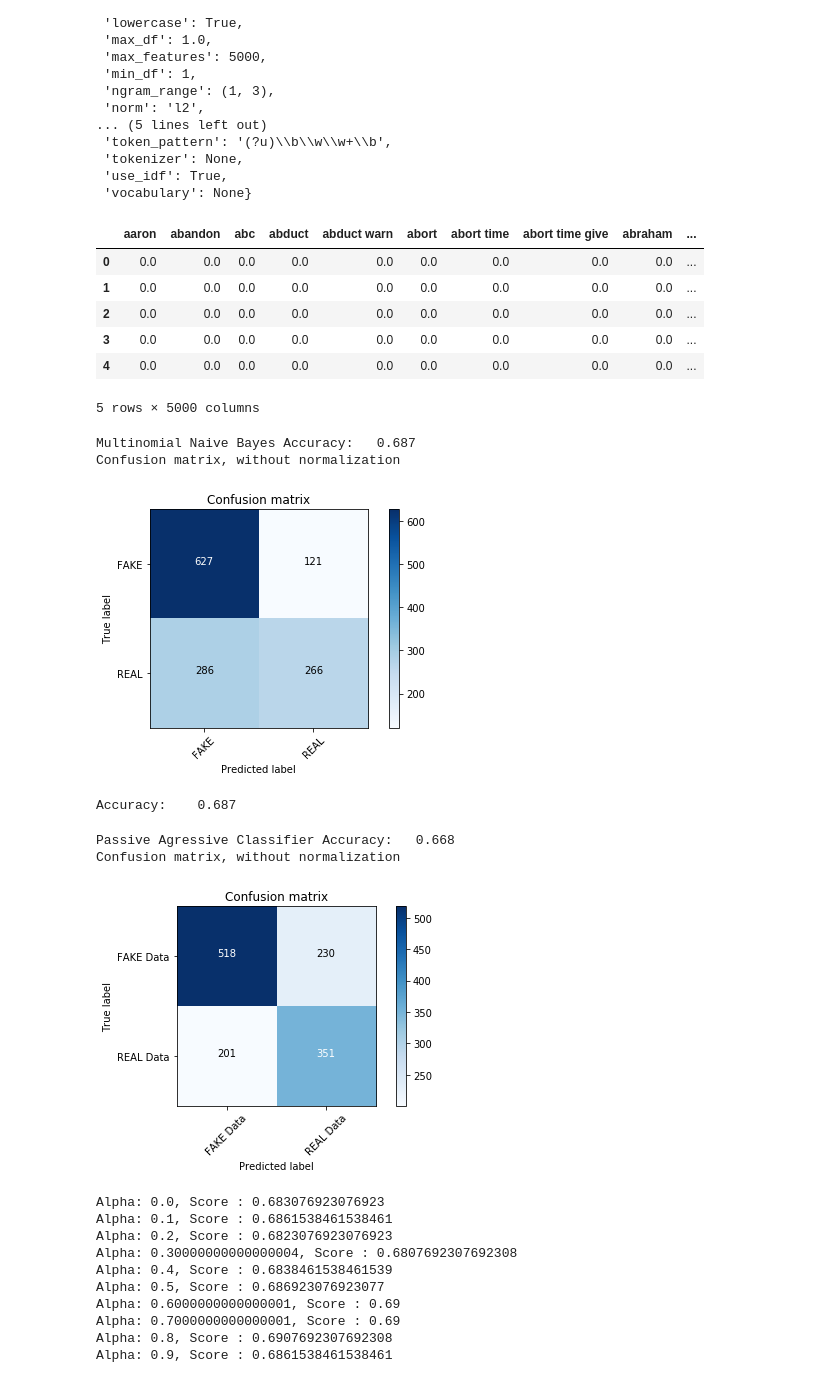
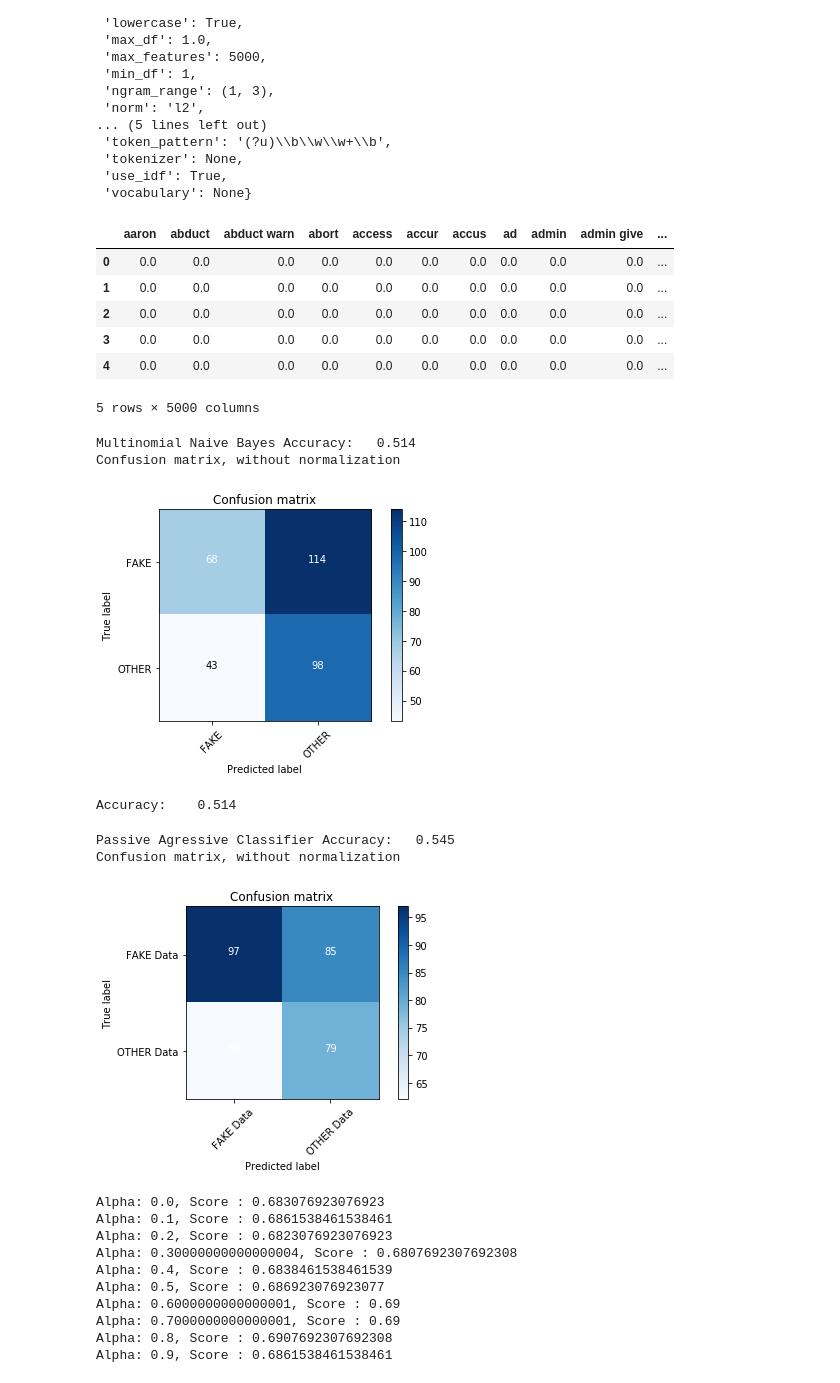
Before and after one commit to akash97s/Fake_News_Detection, a Jupyter notebook: Final Scripts/F_TFIDF.ipynb, the cells around one changed output. Cells and saved outputs as stored; diff of their text form; code cells hidden in the pictures.

```diff
--- a/Final Scripts/F_TFIDF.ipynb
+++ b/Final Scripts/F_TFIDF.ipynb
@@ -3,9 +3,9 @@
 # %%
 import pandas as pd
 # %%
-# data = pd.read_csv('Final Data/SnopesData5050.csv')
+data = pd.read_csv('Final Data/SnopesData5050.csv')
 
-data = pd.read_csv('Final Data/SnopesDataGeneric.csv', encoding = "latin1")
+# data = pd.read_csv('Final Data/SnopesDataGeneric.csv', encoding = "latin1")
 
 # 2 -> Other / Mixture/ All other labels
 # 1 -> Fake / False
@@ -162,12 +162,12 @@ count_data = pd.DataFrame(X_train, columns = tv.get_feature_names())
 # %%
 count_data.head()
 # %% [output]
-|  | aaron | abandon | abc | abduct | abduct warn | abort | abort time | abort time give | abraham | ... |
-| 0 | 0.0 | 0.0 | 0.0 | 0.0 | 0.0 | 0.0 | 0.0 | 0.0 | 0.0 | ... |
-| 1 | 0.0 | 0.0 | 0.0 | 0.0 | 0.0 | 0.0 | 0.0 | 0.0 | 0.0 | ... |
-| 2 | 0.0 | 0.0 | 0.0 | 0.0 | 0.0 | 0.0 | 0.0 | 0.0 | 0.0 | ... |
-| 3 | 0.0 | 0.0 | 0.0 | 0.0 | 0.0 | 0.0 | 0.0 | 0.0 | 0.0 | ... |
-| 4 | 0.0 | 0.0 | 0.0 | 0.0 | 0.0 | 0.0 | 0.0 | 0.0 | 0.0 | ... |
+|  | aaron | abduct | abduct warn | abort | access | accur | accus | ad | admin | admin give | ... |
+| 0 | 0.0 | 0.0 | 0.0 | 0.0 | 0.0 | 0.0 | 0.0 | 0.0 | 0.0 | 0.0 | ... |
+| 1 | 0.0 | 0.0 | 0.0 | 0.0 | 0.0 | 0.0 | 0.0 | 0.0 | 0.0 | 0.0 | ... |
+| 2 | 0.0 | 0.0 | 0.0 | 0.0 | 0.0 | 0.0 | 0.0 | 0.0 | 0.0 | 0.0 | ... |
+| 3 | 0.0 | 0.0 | 0.0 | 0.0 | 0.0 | 0.0 | 0.0 | 0.0 | 0.0 | 0.0 | ... |
+| 4 | 0.0 | 0.0 | 0.0 | 0.0 | 0.0 | 0.0 | 0.0 | 0.0 | 0.0 | 0.0 | ... |
 5 rows × 5000 columns
 # %%
 import matplotlib.pyplot as plt
@@ -214,21 +214,21 @@ import itertools
 # %%
 classifier.fit(X_train, y_train)
 pred = classifier.predict(X_test)
 score = metrics.accuracy_score(y_test, pred)
 print("Multinomial Naive Bayes Accuracy:   %0.3f" % score)
 cm = metrics.confusion_matrix(y_test, pred)
-plot_confusion_matrix(cm, classes = ['FAKE', 'REAL'])
+plot_confusion_matrix(cm, classes = ['FAKE', 'OTHER'])
 # %% [output]
-Multinomial Naive Bayes Accuracy:   0.687
+Multinomial Naive Bayes Accuracy:   0.514
 Confusion matrix, without normalization
-[figure, old version]
+[figure, new version]
 # %%
 classifier.fit(X_train, y_train)
 pred = classifier.predict(X_test)
 score = metrics.accuracy_score(y_test, pred)
 print("Accuracy:    %0.3f" % score)
 # %% [output]
-Accuracy:    0.687
+Accuracy:    0.514
 # %%
 # Passive Aggressive Classifier Algorithm
 
@@ -241,11 +241,11 @@ pred = linear_clf.predict(X_test)
 score = metrics.accuracy_score(y_test, pred)
 print("Passive Agressive Classifier Accuracy:   %0.3f" % score)
 cm = metrics.confusion_matrix(y_test, pred)
-plot_confusion_matrix(cm, classes = ['FAKE Data', 'REAL Data'])
+plot_confusion_matrix(cm, classes = ['FAKE Data', 'OTHER Data'])
 # %% [output]
-Passive Agressive Classifier Accuracy:   0.668
+Passive Agressive Classifier Accuracy:   0.545
 Confusion matrix, without normalization
-[figure, old version]
+[figure, new version]
 # %%
 # Multinomial Classifier with Hyperparameter tuning
 
```
Also changed, not shown: parts of 9 cells of this notebook, 21 other files.
